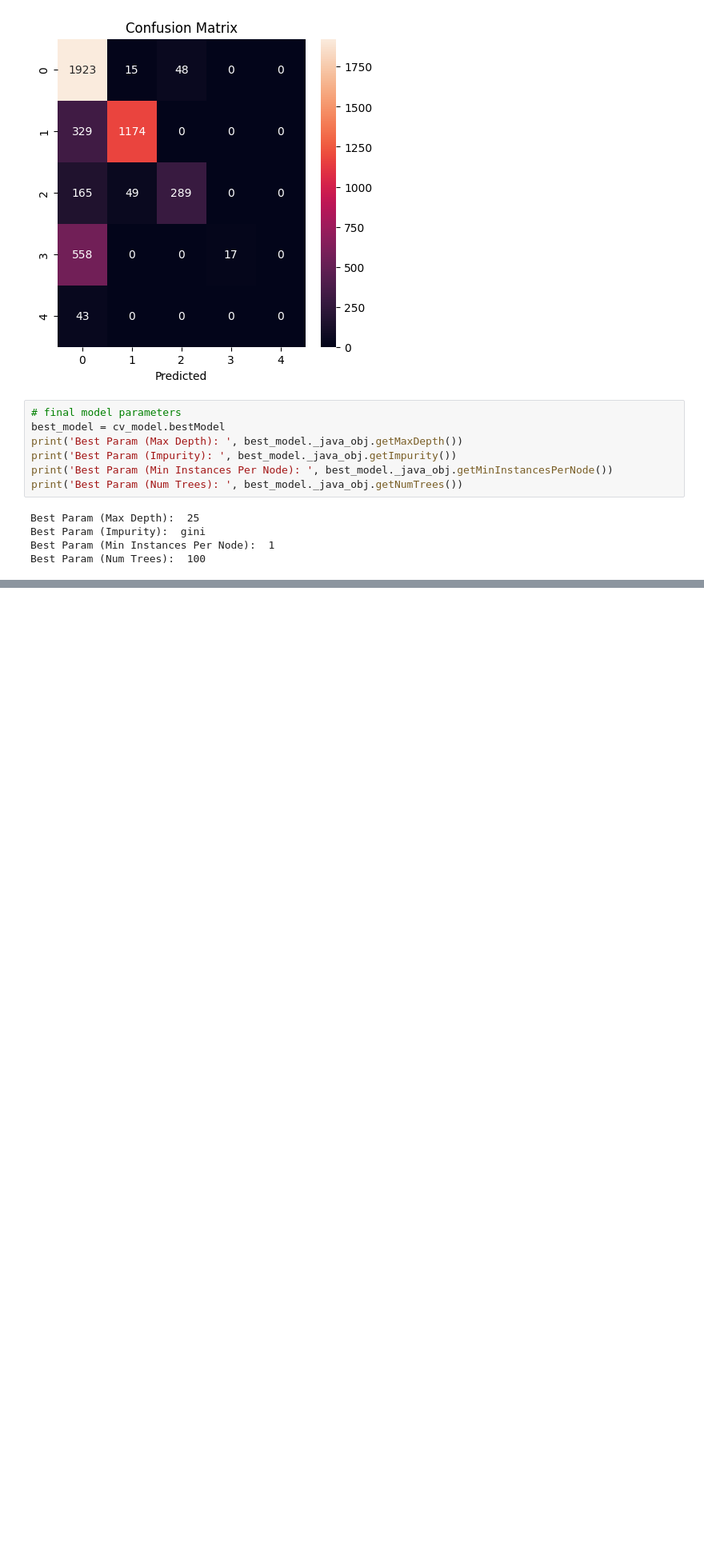
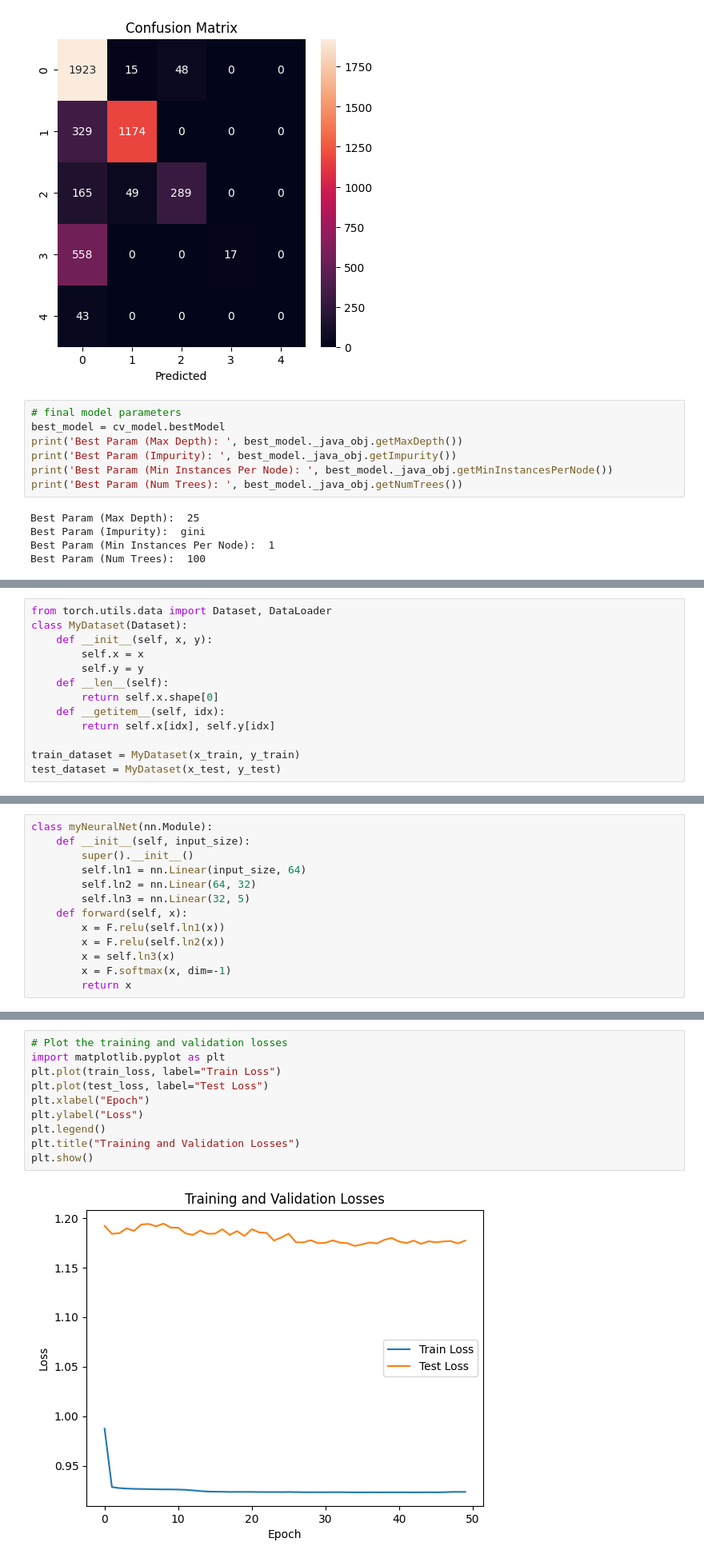
Before and after one commit to zliu250/Network-Intrusion-Detection-System, a Jupyter notebook: AI Information Security Project.ipynb, the cells around one changed output, grey strips where cells are left out. Shown at 80% size. Drawn from its saved outputs; the diff is of its cells as text; blank space fills up the shorter version.

```diff
--- a/AI Information Security Project.ipynb
+++ b/AI Information Security Project.ipynb
@@ -312,0 +394,13 @@ Best Param (Num Trees):  100
+# %%
+from torch.utils.data import Dataset, DataLoader
+class MyDataset(Dataset):
+    def __init__(self, x, y):
+        self.x = x
+        self.y = y
+    def __len__(self):
+        return self.x.shape[0]
+    def __getitem__(self, idx):
+        return self.x[idx], self.y[idx]
+
+train_dataset = MyDataset(x_train, y_train)
+test_dataset = MyDataset(x_test, y_test)
@@ -312,0 +409,13 @@ Best Param (Num Trees):  100
+# %%
+class myNeuralNet(nn.Module):
+    def __init__(self, input_size):
+        super().__init__()
+        self.ln1 = nn.Linear(input_size, 64)
+        self.ln2 = nn.Linear(64, 32)
+        self.ln3 = nn.Linear(32, 5)
+    def forward(self, x):
+        x = F.relu(self.ln1(x))
+        x = F.relu(self.ln2(x))
+        x = self.ln3(x)
+        x = F.softmax(x, dim=-1)
+        return x
@@ -312,0 +500,12 @@ Best Param (Num Trees):  100
+# %%
+# Plot the training and validation losses
+import matplotlib.pyplot as plt
+plt.plot(train_loss, label="Train Loss")
+plt.plot(test_loss, label="Test Loss")
+plt.xlabel("Epoch")
+plt.ylabel("Loss")
+plt.legend()
+plt.title("Training and Validation Losses")
+plt.show()
+# %% [output]
+[figure, added]
```
Also changed, not shown: parts of 13 cells of this notebook.
